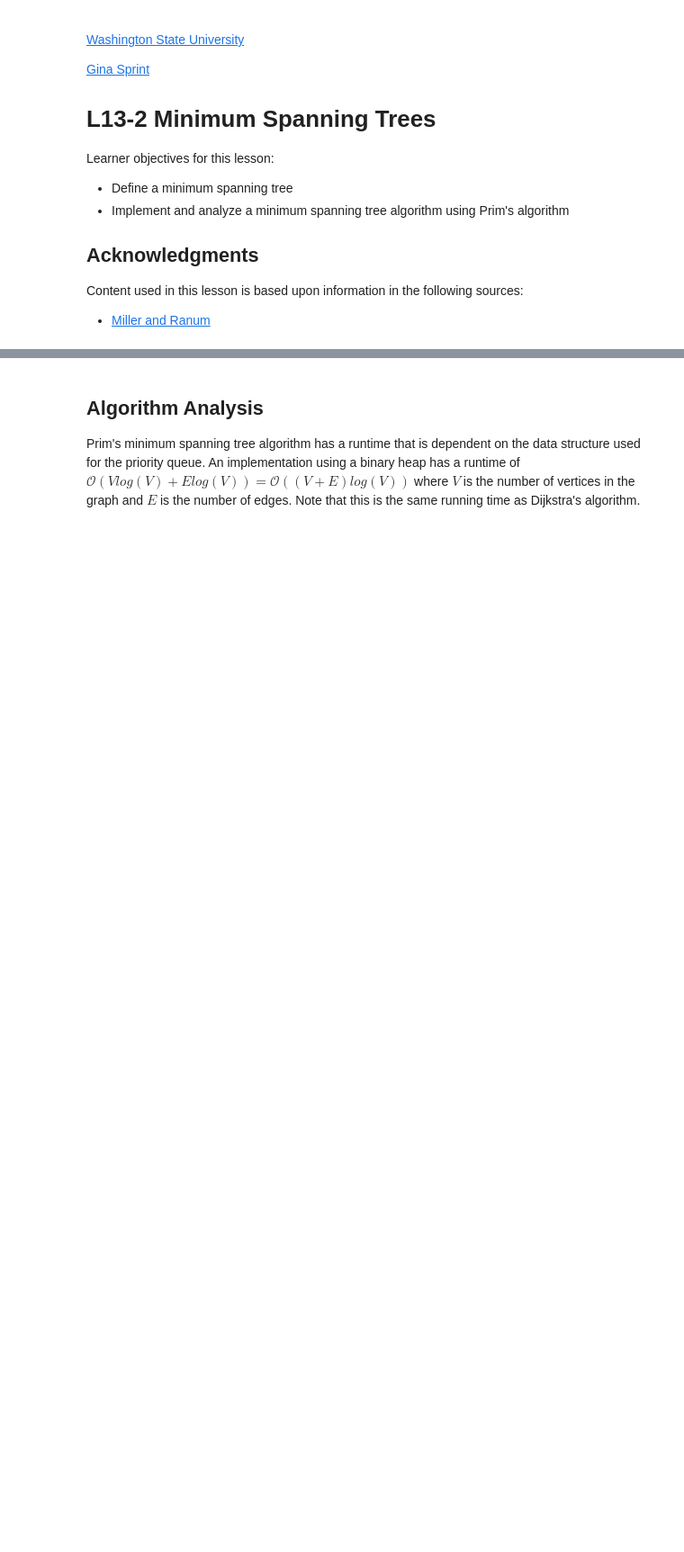
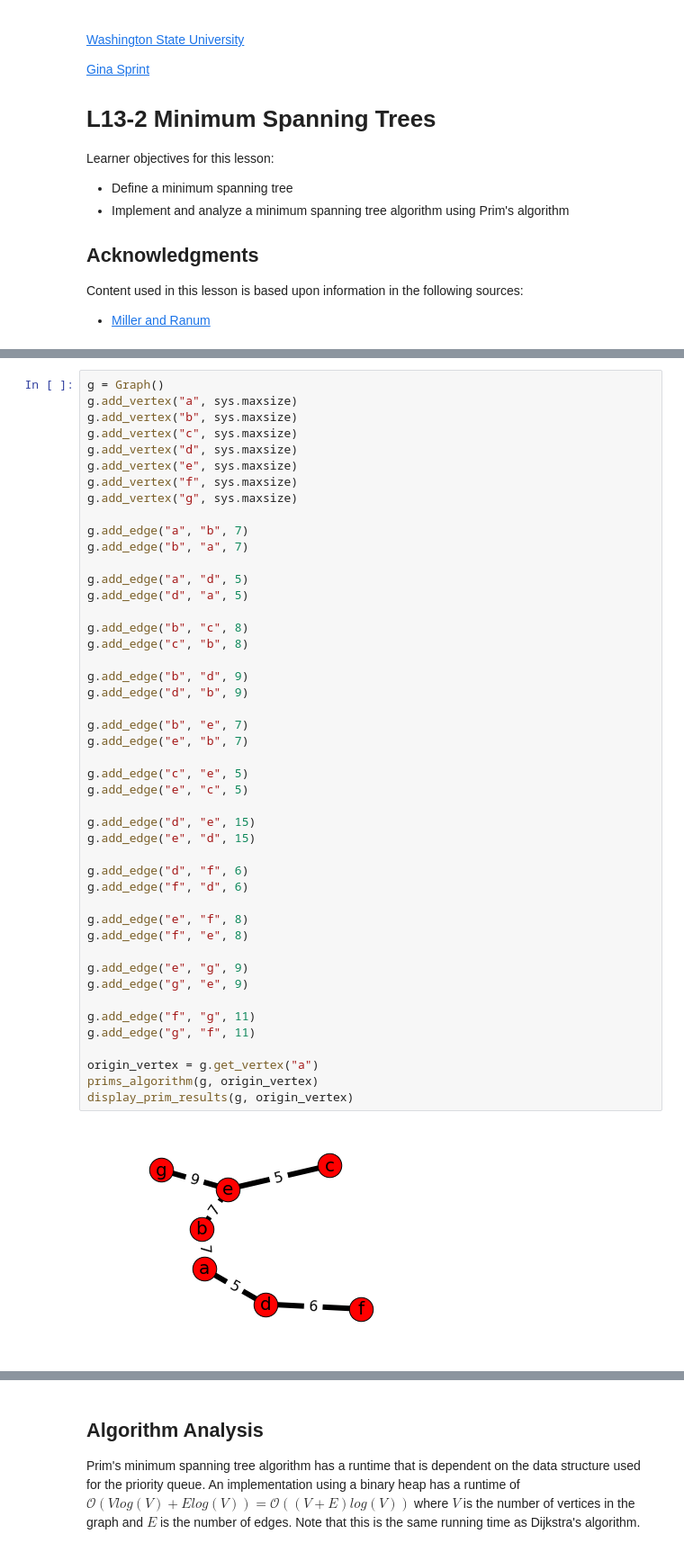
Before and after one commit to gsprint23/cpts215, a Jupyter notebook: lessons/L13-2.ipynb, the cells around one changed output, grey strips where cells are left out. Shown at 90% size. Drawn from its saved outputs; the diff is of its cells as text; blank space fills up the shorter version.

```diff
--- a/lessons/L13-2.ipynb
+++ b/lessons/L13-2.ipynb
@@ -400,0 +472,48 @@ display_prim_results(g, origin_vertex)
+# %%
+g = Graph()
+g.add_vertex("a", sys.maxsize)
+g.add_vertex("b", sys.maxsize)
+g.add_vertex("c", sys.maxsize)
+g.add_vertex("d", sys.maxsize)
+g.add_vertex("e", sys.maxsize)
+g.add_vertex("f", sys.maxsize)
+g.add_vertex("g", sys.maxsize)
+
+g.add_edge("a", "b", 7)
+g.add_edge("b", "a", 7)
+
+g.add_edge("a", "d", 5)
+g.add_edge("d", "a", 5)
+
+g.add_edge("b", "c", 8)
+g.add_edge("c", "b", 8)
+
+g.add_edge("b", "d", 9)
+g.add_edge("d", "b", 9)
+
+g.add_edge("b", "e", 7)
+g.add_edge("e", "b", 7)
+
+g.add_edge("c", "e", 5)
+g.add_edge("e", "c", 5)
+
+g.add_edge("d", "e", 15)
+g.add_edge("e", "d", 15)
+
+g.add_edge("d", "f", 6)
+g.add_edge("f", "d", 6)
+
+g.add_edge("e", "f", 8)
+g.add_edge("f", "e", 8)
+
+g.add_edge("e", "g", 9)
+g.add_edge("g", "e", 9)
+
+g.add_edge("f", "g", 11)
+g.add_edge("g", "f", 11)
+
+origin_vertex = g.get_vertex("a")
+prims_algorithm(g, origin_vertex)
+display_prim_results(g, origin_vertex)
+# %% [output]
+[figure, added]
```
Also changed, not shown: parts of 6 cells of this notebook, 42 other files.
